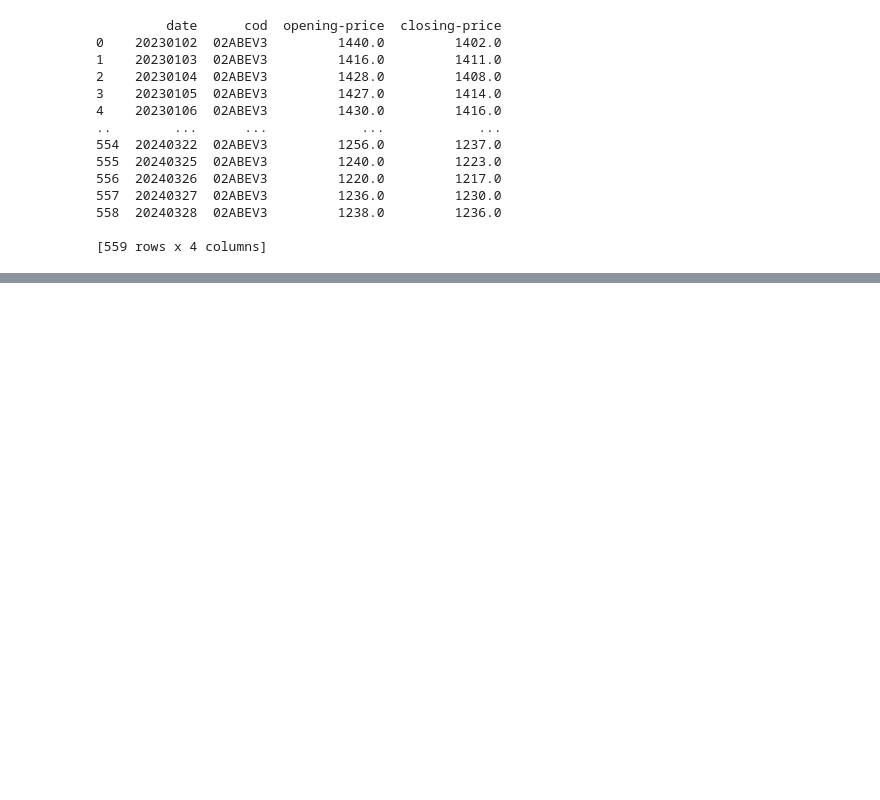
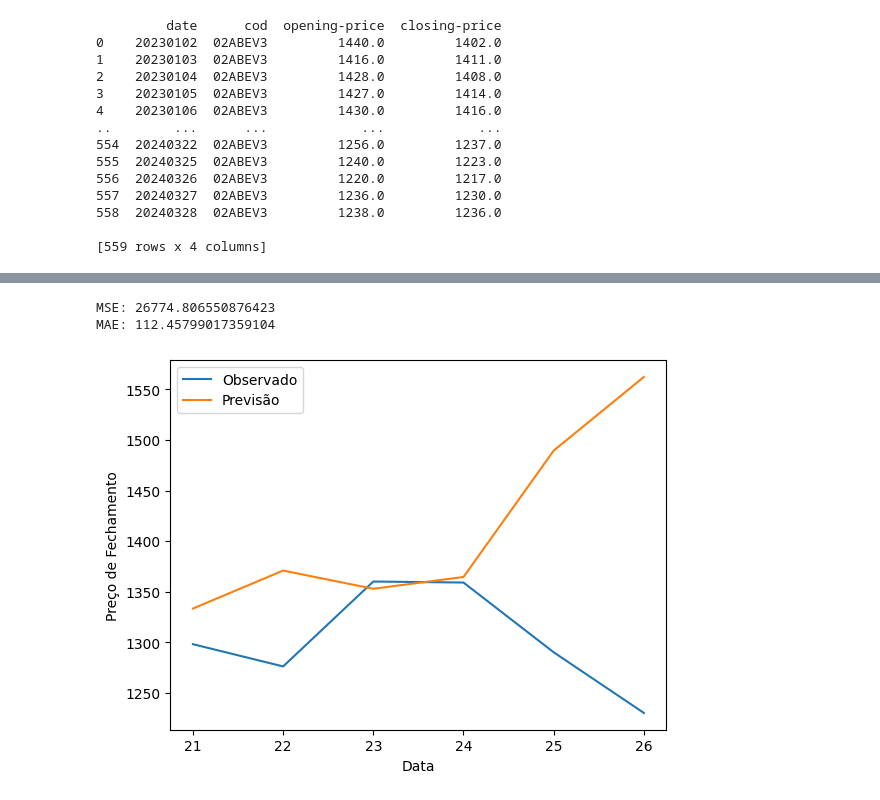
Before and after one commit to fdemarque/academico-datascience, a Jupyter notebook: atividade-reg-logistica/reg-log.ipynb, the cells around one changed output, grey strips where cells are left out. Drawn from its saved outputs; the diff is of its cells as text; code cells hidden in the pictures; blank space fills up the shorter version.

Commit message:
aplicação do arima bem sucedida

```diff
--- a/atividade-reg-logistica/reg-log.ipynb
+++ b/atividade-reg-logistica/reg-log.ipynb
@@ -79,0 +85,31 @@ plt.show()
+# %%
+# Definindo a série temporal e dividindo em conjuntos de treinamento e teste
+series = df_filtered['closing-price']
+train_size = int(len(series) * 0.8)
+train, test = series[:train_size], series[train_size:]
+# %%
+# Ajustando o modelo ARIMA com base na autocorrelação obtida
+model = ARIMA(train, order=(5, 1, 5))
+model_fit = model.fit()
+# %%
+# Fazendo previsões
+forecast = model_fit.forecast(steps=len(test))
+
+# Avaliando a precisão das previsões
+mse = ((forecast - test) ** 2).mean()
+mae = (forecast - test).abs().mean()
+
+print(f'MSE: {mse}')
+print(f'MAE: {mae}')
+
+# Plotando as previsões
+plt.plot(test.index, test.values, label='Observado')
+plt.plot(test.index, forecast, label='Previsão')
+plt.xlabel('Data')
+plt.ylabel('Preço de Fechamento')
+plt.legend()
+plt.show()
+# %% [output]
+MSE: 26774.806550876423
+MAE: 112.45799017359104
+[figure, added]
```
Also changed, not shown: parts of 4 cells of this notebook.
